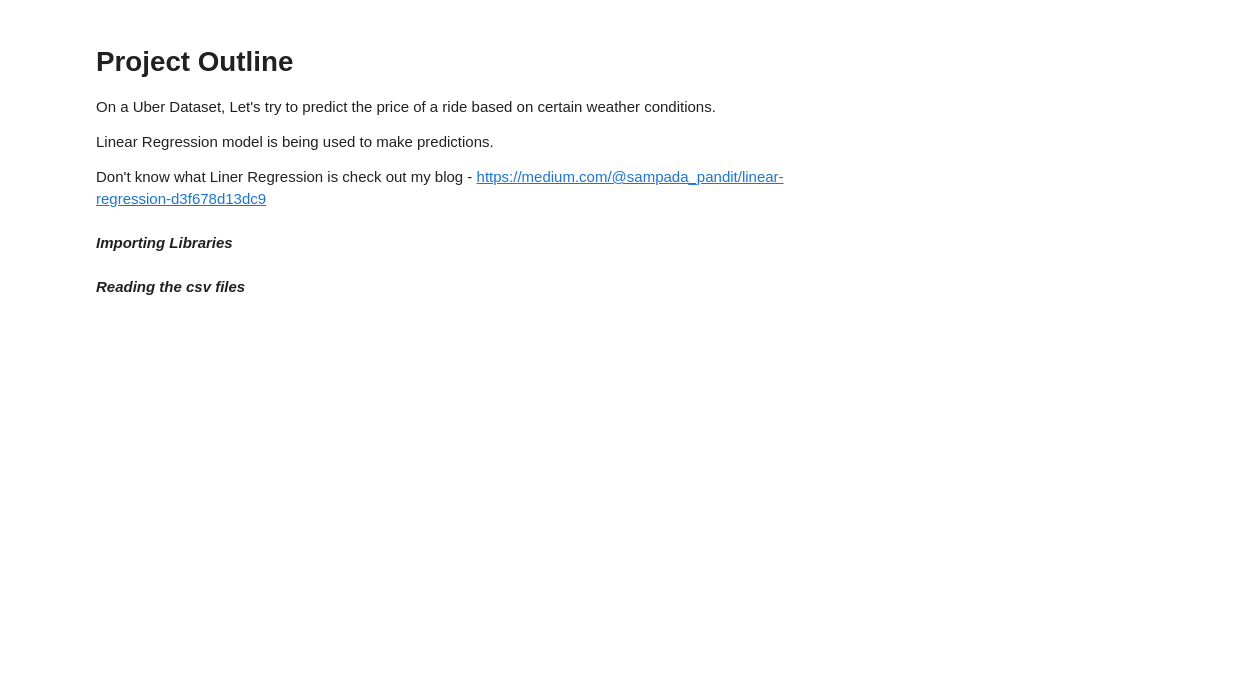
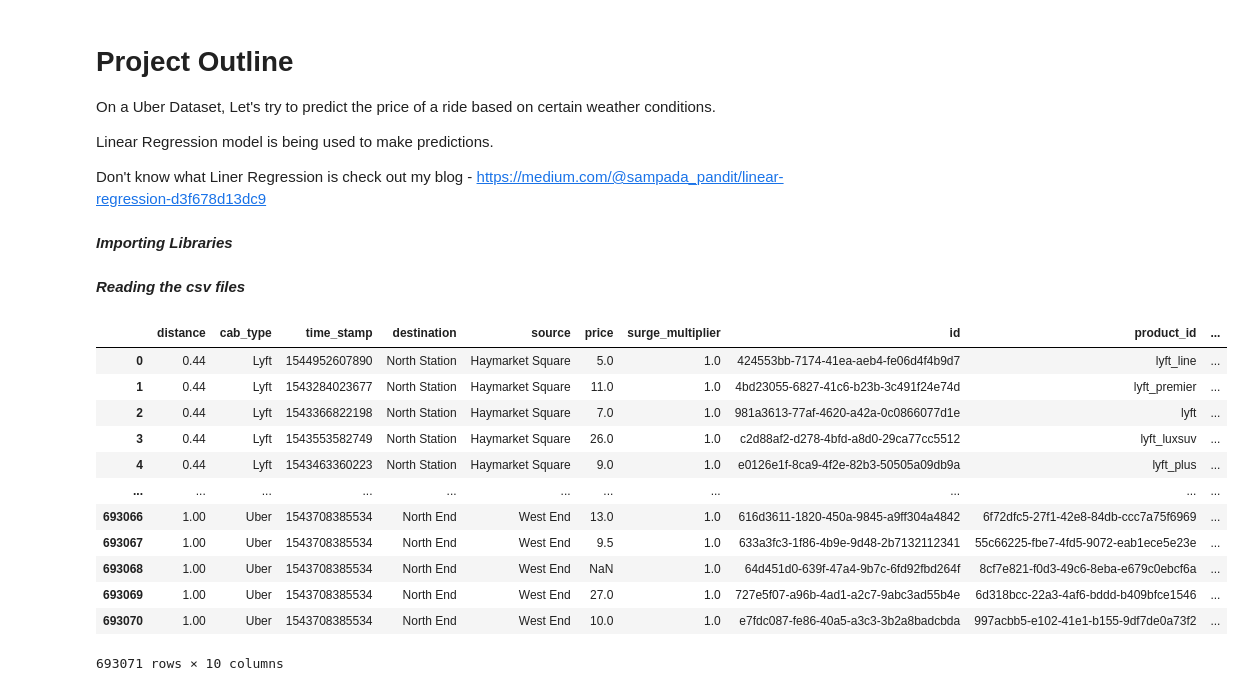
Before and after one commit to SampadaPandit/MachineLearning-UberCabPricePrediction, a Jupyter notebook: UberCabPricePrediction.ipynb, the cells around one changed output. Saved outputs shown, nothing was run; the diff lists cells and outputs as text; code cells hidden in the pictures; blank space fills up the shorter version.

```diff
--- a/UberCabPricePrediction.ipynb
+++ b/UberCabPricePrediction.ipynb
@@ -24,0 +23,20 @@ cab_rides =pd.read_csv()
+# %%
+weather_data_df =pd.read_csv('https://raw.githubusercontent.com/SampadaPandit/MachineLearning-UberCabPricePrediction/master/Weather_Data.csv')
+cab_rides_df = pd.read_csv('https://raw.githubusercontent.com/SampadaPandit/MachineLearning-UberCabPricePrediction/master/Cab_Rides.csv')
+# %%
+#printing cab dataset
+cab_rides_df
+# %% [output]
+|  | distance | cab_type | time_stamp | destination | source | price | surge_multiplier | id | product_id | ... |
+| 0 | 0.44 | Lyft | 1544952607890 | North Station | Haymarket Square | 5.0 | 1.0 | 424553bb-7174-41ea-aeb4-fe06d4f4b9d7 | lyft_line | ... |
+| 1 | 0.44 | Lyft | 1543284023677 | North Station | Haymarket Square | 11.0 | 1.0 | 4bd23055-6827-41c6-b23b-3c491f24e74d | lyft_premier | ... |
+| 2 | 0.44 | Lyft | 1543366822198 | North Station | Haymarket Square | 7.0 | 1.0 | 981a3613-77af-4620-a42a-0c0866077d1e | lyft | ... |
+| 3 | 0.44 | Lyft | 1543553582749 | North Station | Haymarket Square | 26.0 | 1.0 | c2d88af2-d278-4bfd-a8d0-29ca77cc5512 | lyft_luxsuv | ... |
+| 4 | 0.44 | Lyft | 1543463360223 | North Station | Haymarket Square | 9.0 | 1.0 | e0126e1f-8ca9-4f2e-82b3-50505a09db9a | lyft_plus | ... |
+| ... | ... | ... | ... | ... | ... | ... | ... | ... | ... | ... |
+| 693066 | 1.00 | Uber | 1543708385534 | North End | West End | 13.0 | 1.0 | 616d3611-1820-450a-9845-a9ff304a4842 | 6f72dfc5-27f1-42e8-84db-ccc7a75f6969 | ... |
+| 693067 | 1.00 | Uber | 1543708385534 | North End | West End | 9.5 | 1.0 | 633a3fc3-1f86-4b9e-9d48-2b7132112341 | 55c66225-fbe7-4fd5-9072-eab1ece5e23e | ... |
+| 693068 | 1.00 | Uber | 1543708385534 | North End | West End | NaN | 1.0 | 64d451d0-639f-47a4-9b7c-6fd92fbd264f | 8cf7e821-f0d3-49c6-8eba-e679c0ebcf6a | ... |
+| 693069 | 1.00 | Uber | 1543708385534 | North End | West End | 27.0 | 1.0 | 727e5f07-a96b-4ad1-a2c7-9abc3ad55b4e | 6d318bcc-22a3-4af6-bddd-b409bfce1546 | ... |
+| 693070 | 1.00 | Uber | 1543708385534 | North End | West End | 10.0 | 1.0 | e7fdc087-fe86-40a5-a3c3-3b2a8badcbda | 997acbb5-e102-41e1-b155-9df7de0a73f2 | ... |
+693071 rows × 10 columns
```
Also changed, not shown: parts of 17 cells of this notebook.
